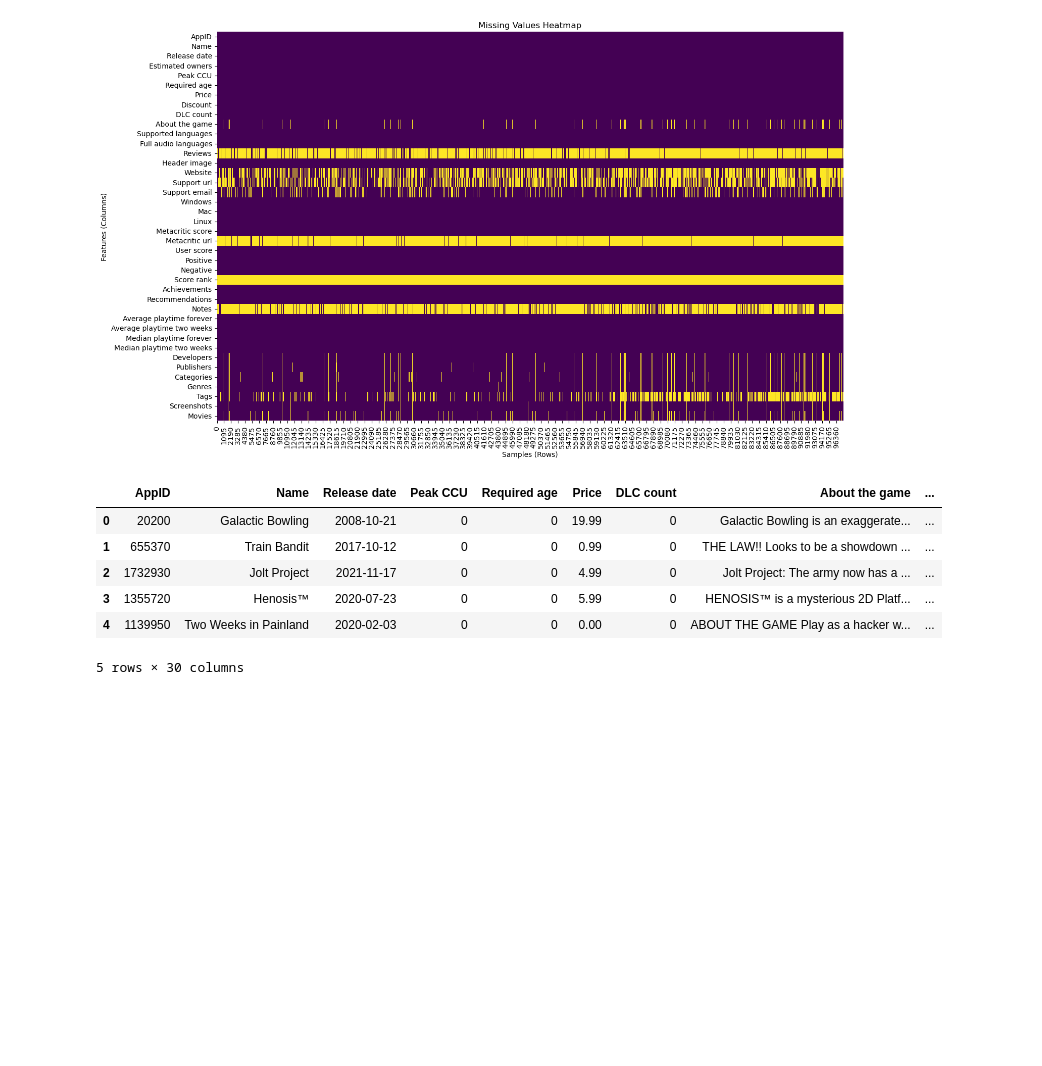
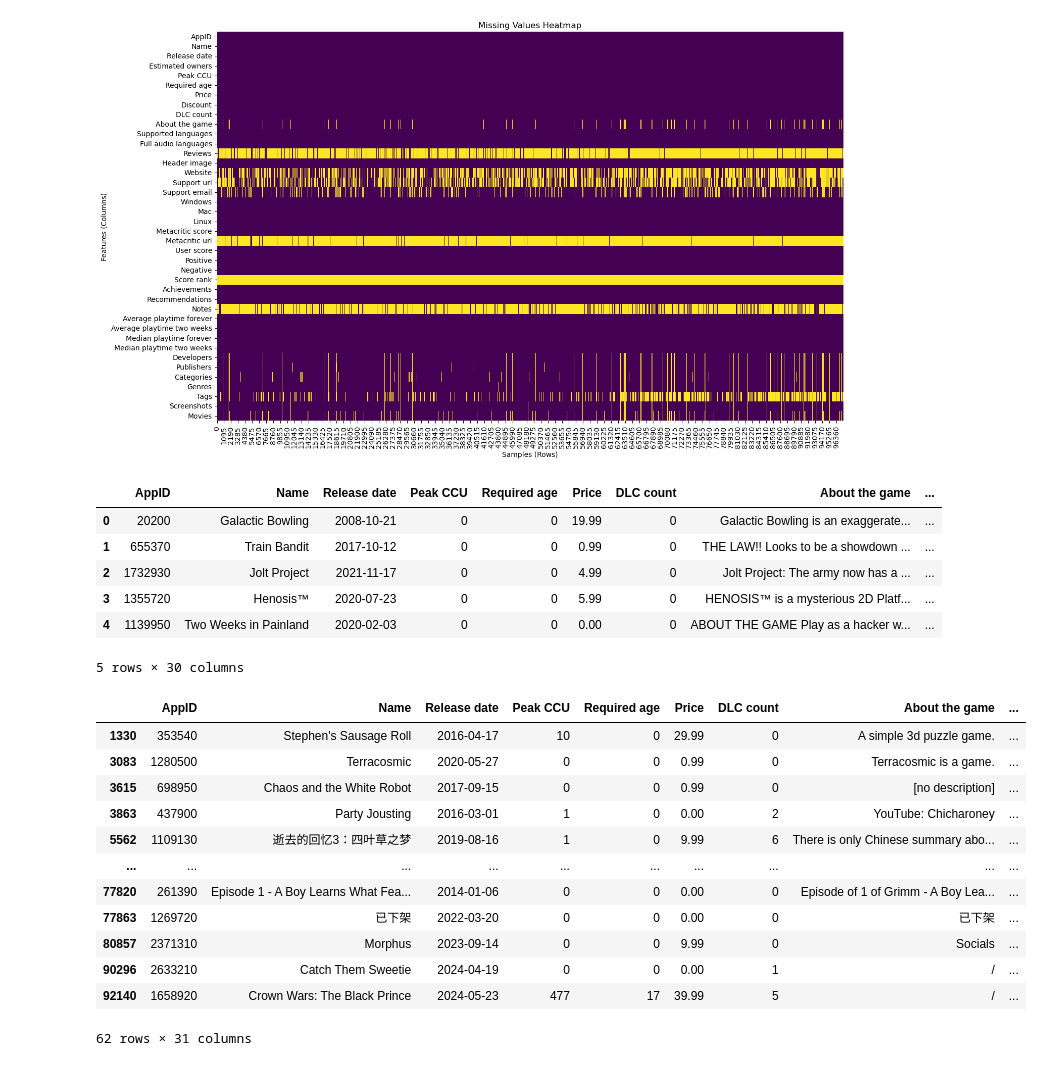
Before and after one commit to Arc-Celt/gamequest-recommender, a Jupyter notebook: reports/data-prep-exploration.ipynb, the cells around one changed output. Cells and saved outputs as stored; diff of their text form; code cells hidden in the pictures; blank space fills up the shorter version.

```diff
--- a/reports/data-prep-exploration.ipynb
+++ b/reports/data-prep-exploration.ipynb
@@ -122,3 +123,20 @@ cleaned_games.head()
 | 3 | 1355720 | Henosis™ | 2020-07-23 | 0 | 0 | 5.99 | 0 | HENOSIS™ is a mysterious 2D Platf... | ... |
 | 4 | 1139950 | Two Weeks in Painland | 2020-02-03 | 0 | 0 | 0.00 | 0 | ABOUT THE GAME Play as a hacker w... | ... |
 5 rows × 30 columns
+# %%
+cleaned_games['Words_in_about'] = cleaned_games['About the game'].str.len()
+cleaned_games[cleaned_games['Words_in_about'] < 50]
+# %% [output]
+|  | AppID | Name | Release date | Peak CCU | Required age | Price | DLC count | About the game | ... |
+| 1330 | 353540 | Stephen's Sausage Roll | 2016-04-17 | 10 | 0 | 29.99 | 0 | A simple 3d puzzle game. | ... |
+| 3083 | 1280500 | Terracosmic | 2020-05-27 | 0 | 0 | 0.99 | 0 | Terracosmic is a game. | ... |
+| 3615 | 698950 | Chaos and the White Robot | 2017-09-15 | 0 | 0 | 0.99 | 0 | [no description] | ... |
+| 3863 | 437900 | Party Jousting | 2016-03-01 | 1 | 0 | 0.00 | 2 | YouTube: Chicharoney | ... |
+| 5562 | 1109130 | 逝去的回忆3：四叶草之梦 | 2019-08-16 | 1 | 0 | 9.99 | 6 | There is only Chinese summary abo... | ... |
+| ... | ... | ... | ... | ... | ... | ... | ... | ... | ... |
+| 77820 | 261390 | Episode 1 - A Boy Learns What Fea... | 2014-01-06 | 0 | 0 | 0.00 | 0 | Episode of 1 of Grimm - A Boy Lea... | ... |
+| 77863 | 1269720 | 已下架 | 2022-03-20 | 0 | 0 | 0.00 | 0 | 已下架 | ... |
+| 80857 | 2371310 | Morphus | 2023-09-14 | 0 | 0 | 9.99 | 0 | Socials | ... |
+| 90296 | 2633210 | Catch Them Sweetie | 2024-04-19 | 0 | 0 | 0.00 | 1 | / | ... |
+| 92140 | 1658920 | Crown Wars: The Black Prince | 2024-05-23 | 477 | 17 | 39.99 | 5 | / | ... |
+62 rows × 31 columns
```
Also changed, not shown: parts of 3 cells of this notebook, 1 other file.
